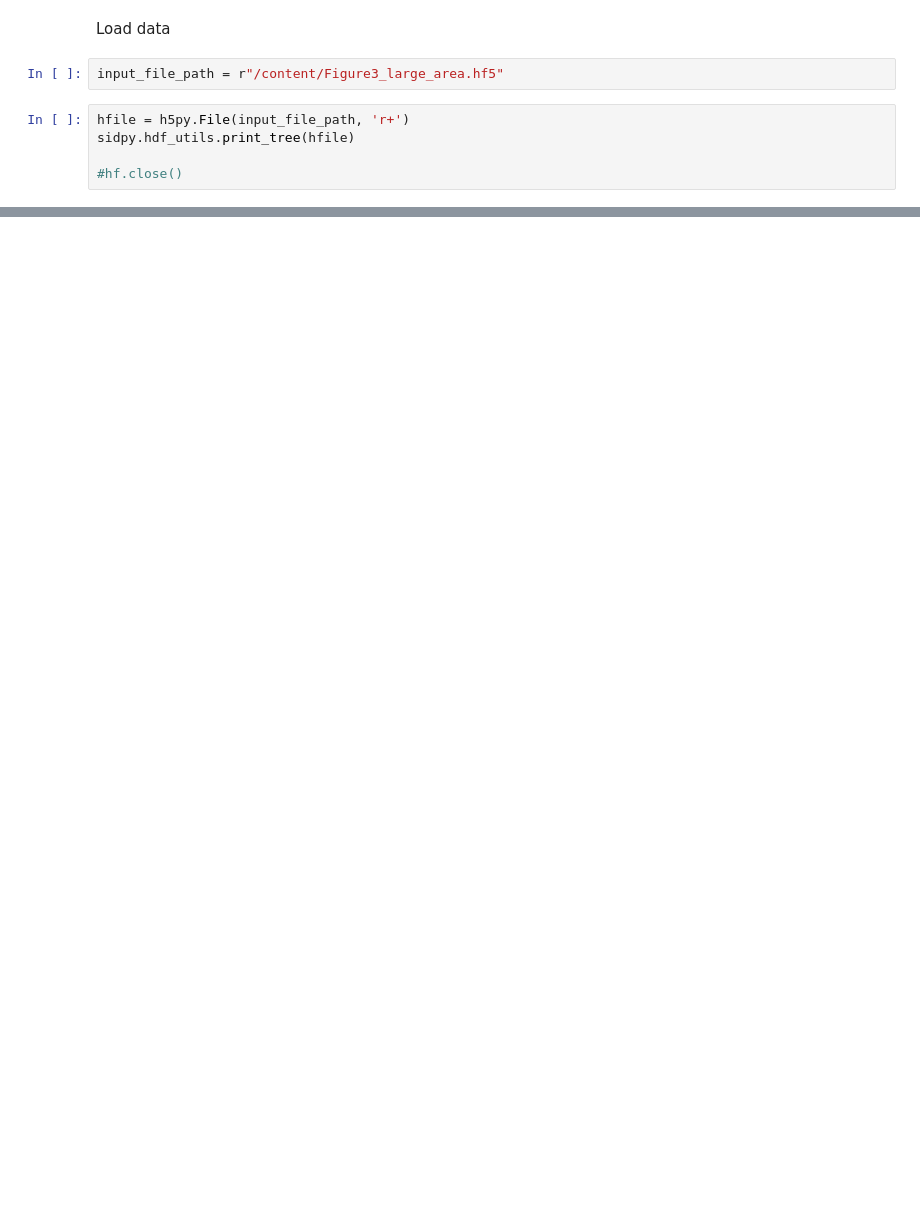
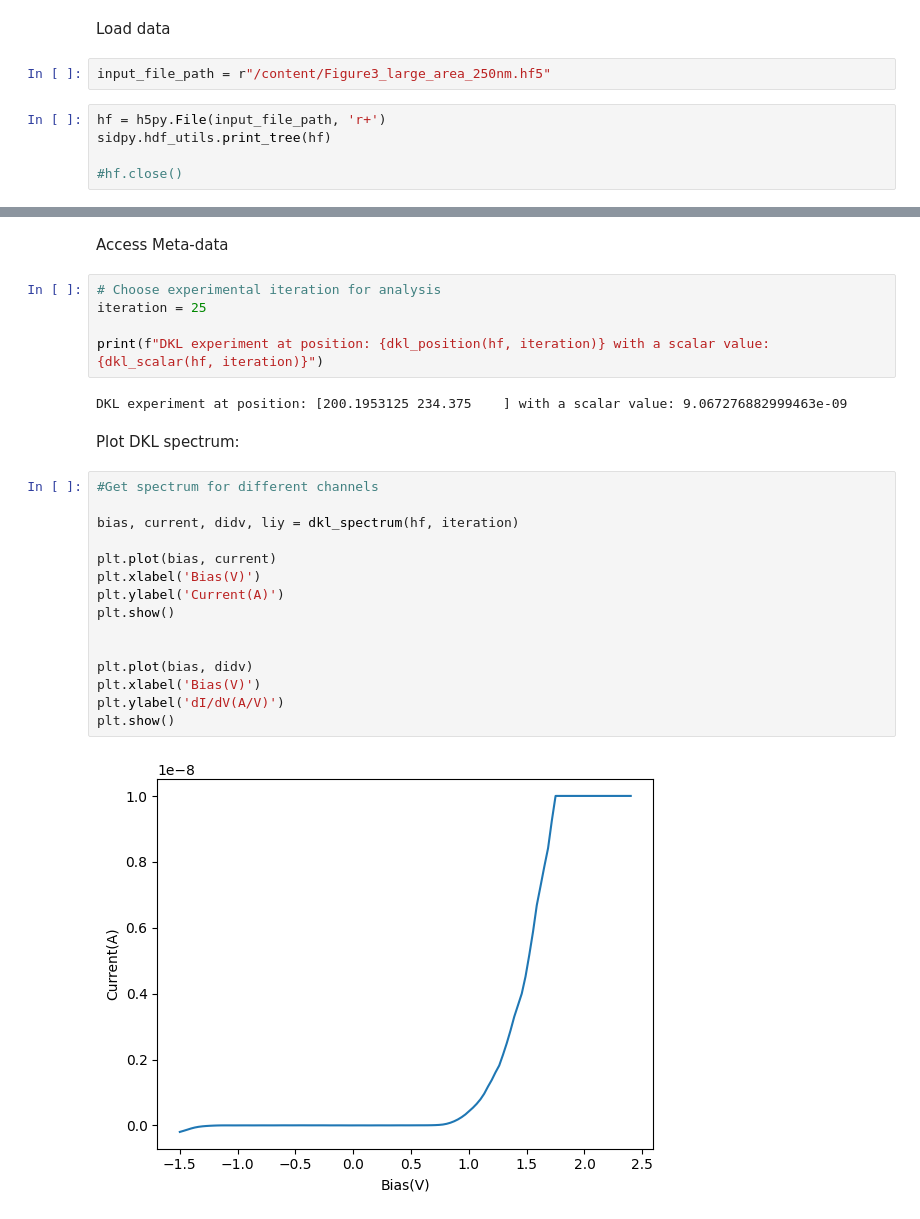
Before and after one commit to gnganesh99/DKL_on_STM, a Jupyter notebook: Analyze_DKL_data.ipynb, the cells around one changed output, grey strips where cells are left out. Saved outputs shown, nothing was run; the diff lists cells and outputs as text; blank space fills up the shorter version.

```diff
--- a/Analyze_DKL_data.ipynb
+++ b/Analyze_DKL_data.ipynb
@@ -23,10 +65,10 @@ To: /content/Figure3_large_area.hf5
 # %% [markdown]
 Load data
 # %%
-input_file_path = r"/content/Figure3_large_area.hf5"
+input_file_path = r"/content/Figure3_large_area_250nm.hf5"
 # %%
-hfile = h5py.File(input_file_path, 'r+')
-sidpy.hdf_utils.print_tree(hfile)
+hf = h5py.File(input_file_path, 'r+')
+sidpy.hdf_utils.print_tree(hf)
 
 #hf.close()
 # %% [output]
@@ -49,0 +102,28 @@ sidpy.hdf_utils.print_tree(hfile)
+# %% [markdown]
+Access Meta-data
+# %%
+# Choose experimental iteration for analysis
+iteration = 25
+
+print(f"DKL experiment at position: {dkl_position(hf, iteration)} with a scalar value: {dkl_scalar(hf, iteration)}")
+# %% [output]
+DKL experiment at position: [200.1953125 234.375    ] with a scalar value: 9.067276882999463e-09
+# %% [markdown]
+Plot DKL spectrum:
+# %%
+#Get spectrum for different channels
+
+bias, current, didv, liy = dkl_spectrum(hf, iteration)
+
+plt.plot(bias, current)
+plt.xlabel('Bias(V)')
+plt.ylabel('Current(A)')
+plt.show()
+
+
+plt.plot(bias, didv)
+plt.xlabel('Bias(V)')
+plt.ylabel('dI/dV(A/V)')
+plt.show()
+# %% [output]
+[figure, added]
```
Also changed, not shown: parts of 18 cells of this notebook.
